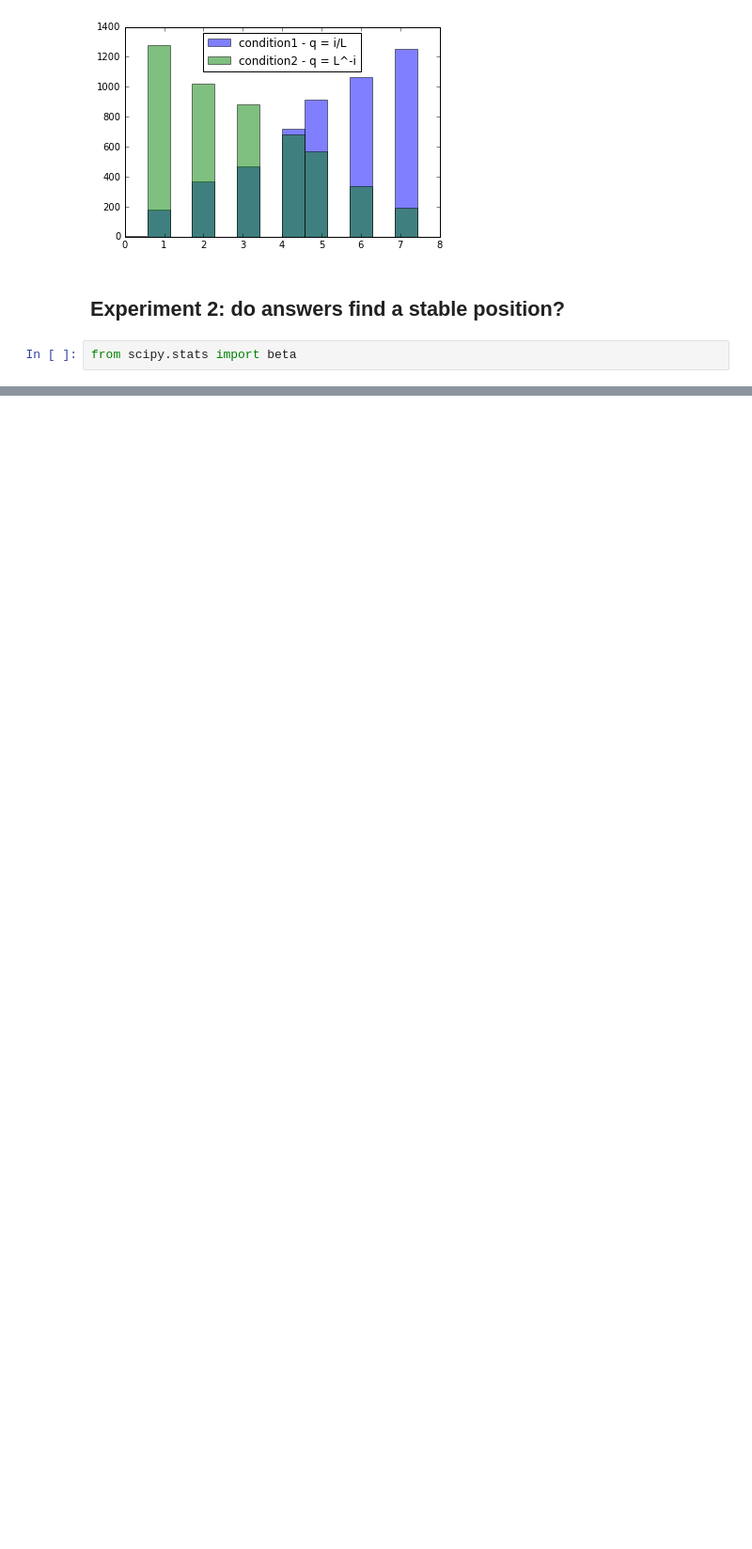
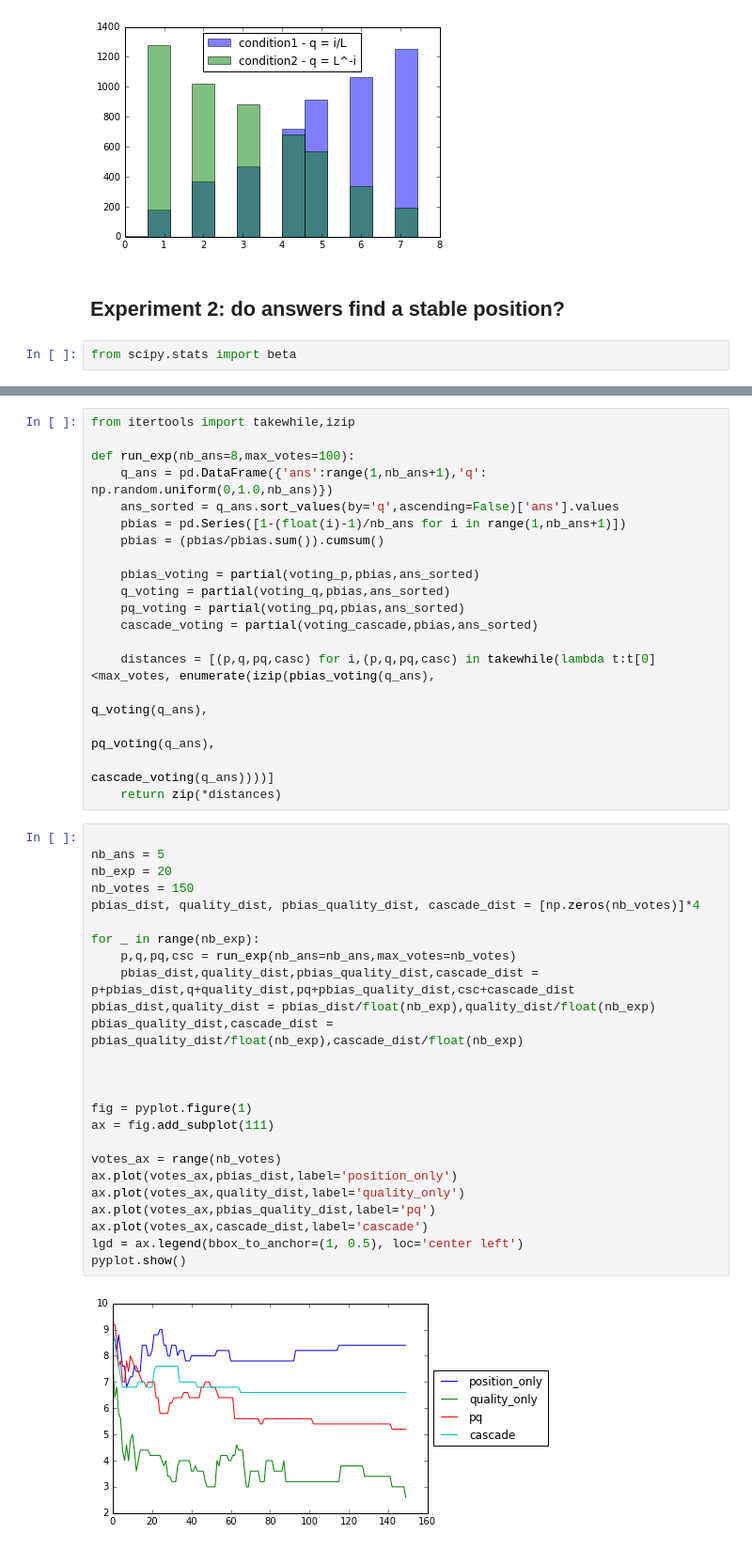
Before and after one commit to JoelDan192/Predictive-model-for-the-voting-system-in-SE-network, a Jupyter notebook: results/simulation/votes_simulation.ipynb, the cells around one changed output, grey strips where cells are left out. Shown at 94% size. Saved outputs shown, nothing was run; the diff lists cells and outputs as text; blank space fills up the shorter version.

Commit message:
vote distances w/r to sorting by quality

```diff
--- a/results/simulation/votes_simulation.ipynb
+++ b/results/simulation/votes_simulation.ipynb
@@ -81,0 +88,46 @@ pyplot.show()
+# %%
+from itertools import takewhile,izip
+
+def run_exp(nb_ans=8,max_votes=100):
+    q_ans = pd.DataFrame({'ans':range(1,nb_ans+1),'q': np.random.uniform(0,1.0,nb_ans)})
+    ans_sorted = q_ans.sort_values(by='q',ascending=False)['ans'].values
+    pbias = pd.Series([1-(float(i)-1)/nb_ans for i in range(1,nb_ans+1)])
+    pbias = (pbias/pbias.sum()).cumsum()
+
+    pbias_voting = partial(voting_p,pbias,ans_sorted)
+    q_voting = partial(voting_q,pbias,ans_sorted)
+    pq_voting = partial(voting_pq,pbias,ans_sorted)
+    cascade_voting = partial(voting_cascade,pbias,ans_sorted)
+
+    distances = [(p,q,pq,casc) for i,(p,q,pq,casc) in takewhile(lambda t:t[0]<max_votes, enumerate(izip(pbias_voting(q_ans),
+                                                                        q_voting(q_ans),
+                                                                        pq_voting(q_ans),
+                                                                        cascade_voting(q_ans))))]
+    return zip(*distances)
+# %%
+
+nb_ans = 5
+nb_exp = 20
+nb_votes = 150
+pbias_dist, quality_dist, pbias_quality_dist, cascade_dist = [np.zeros(nb_votes)]*4
+
+for _ in range(nb_exp):
+    p,q,pq,csc = run_exp(nb_ans=nb_ans,max_votes=nb_votes)
+    pbias_dist,quality_dist,pbias_quality_dist,cascade_dist = p+pbias_dist,q+quality_dist,pq+pbias_quality_dist,csc+cascade_dist
+pbias_dist,quality_dist = pbias_dist/float(nb_exp),quality_dist/float(nb_exp)
+pbias_quality_dist,cascade_dist = pbias_quality_dist/float(nb_exp),cascade_dist/float(nb_exp)
+
+
+
+fig = pyplot.figure(1)
+ax = fig.add_subplot(111)
+
+votes_ax = range(nb_votes)
+ax.plot(votes_ax,pbias_dist,label='position_only')
+ax.plot(votes_ax,quality_dist,label='quality_only')
+ax.plot(votes_ax,pbias_quality_dist,label='pq')
+ax.plot(votes_ax,cascade_dist,label='cascade')
+lgd = ax.legend(bbox_to_anchor=(1, 0.5), loc='center left')
+pyplot.show()
+# %% [output]
+[figure, added]
```
Also changed, not shown: parts of 6 cells of this notebook.
